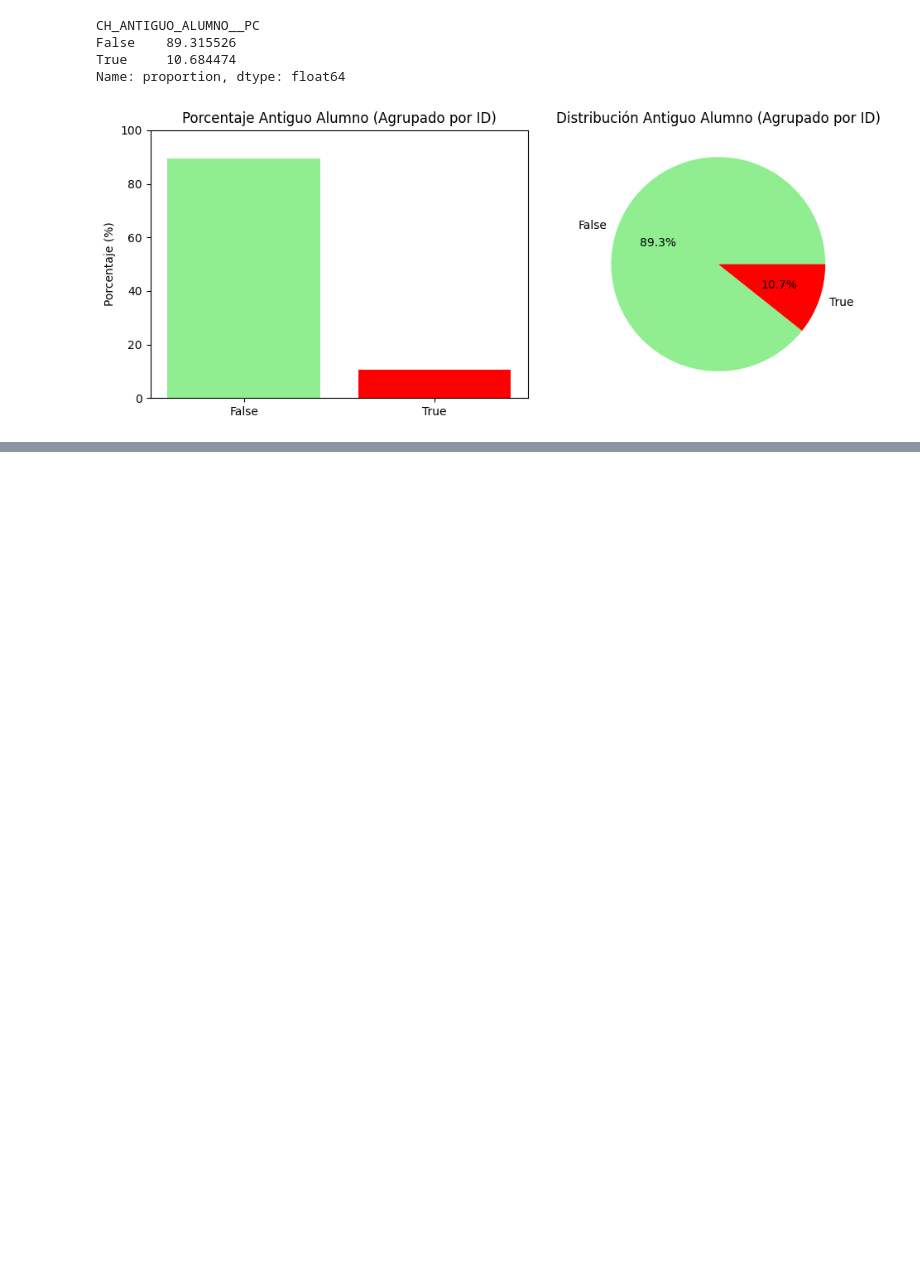
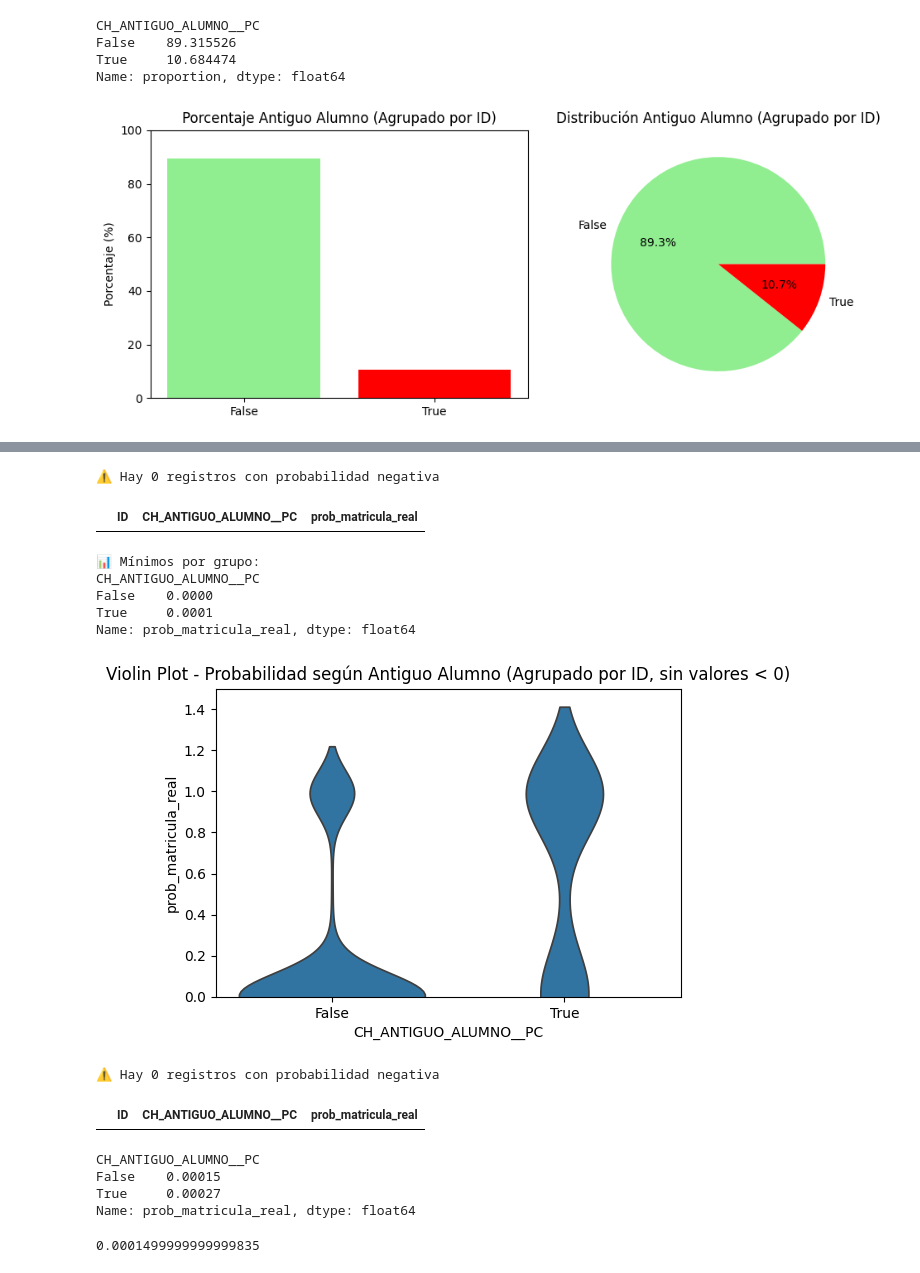
Before and after one commit to MiguelHernandezCorral/UNAV, a Jupyter notebook: notebooks/Correcciones de Comprobando datos - Mario datos de ID.ipynb, the cells around one changed output, grey strips where cells are left out. Drawn from its saved outputs; the diff is of its cells as text; code cells hidden in the pictures; blank space fills up the shorter version.

```diff
--- a/notebooks/Correcciones de Comprobando datos - Mario datos de ID.ipynb
+++ b/notebooks/Correcciones de Comprobando datos - Mario datos de ID.ipynb
@@ -241,0 +296,74 @@ Name: proportion, dtype: float64
+# %%
+import pandas as pd
+import seaborn as sns
+import matplotlib.pyplot as plt
+
+# 1. Agrupar por ID y calcular la probabilidad media por alumno
+df_master_agrupado = (
+    df_master
+    .groupby("ID", as_index=False)
+    .agg({
+        "CH_ANTIGUO_ALUMNO__PC": "first",   # asumimos que no cambia por alumno
+        "prob_matricula_real": "mean"       # media de probabilidad por alumno
+    })
+)
+
+# 2. Asegurar que la columna es numérica
+df_master_agrupado["prob_matricula_real"] = pd.to_numeric(
+    df_master_agrupado["prob_matricula_real"], errors="coerce"
+)
+
+# 3. Detectar negativos
+negativas = df_master_agrupado[df_master_agrupado["prob_matricula_real"] < 0]
+print(f"⚠ Hay {len(negativas)} registros con probabilidad negativa")
+display(negativas)
+
+# 4. Mínimos por grupo
+print("\n📊 Mínimos por grupo:")
+print(df_master_agrupado.groupby("CH_ANTIGUO_ALUMNO__PC")["prob_matricula_real"].min())
+
+# 5. Violin plot ajustado (sin puntos y recortado a partir de 0)
+plt.figure(figsize=(6,4))
+sns.violinplot(
+    x="CH_ANTIGUO_ALUMNO__PC",
+    y="prob_matricula_real",
+    data=df_master_agrupado,
+    inner=None
+)
+plt.ylim(0, 1.5)  # Limitar eje Y de 0 a 1
+plt.title("Violin Plot - Probabilidad según Antiguo Alumno (Agrupado por ID, sin valores < 0)")
+plt.show()
+# %% [output]
+⚠ Hay 0 registros con probabilidad negativa
+|  | ID | CH_ANTIGUO_ALUMNO__PC | prob_matricula_real |
+📊 Mínimos por grupo:
+CH_ANTIGUO_ALUMNO__PC
+False    0.0000
+True     0.0001
+Name: prob_matricula_real, dtype: float64
+[figure, added]
+# %%
+import pandas as pd
+
+# Asegurar que la columna es numérica
+df_master_agrupado["prob_matricula_real"] = pd.to_numeric(df_master_agrupado["prob_matricula_real"], errors="coerce")
+
+# Detectar negativos
+negativas = df_master_agrupado[df_master_agrupado["prob_matricula_real"] < 0]
+
+print(f"⚠ Hay {len(negativas)} registros con probabilidad negativa")
+display(negativas)
+# %% [output]
+⚠ Hay 0 registros con probabilidad negativa
+|  | ID | CH_ANTIGUO_ALUMNO__PC | prob_matricula_real |
+# %%
+print(df_master_agrupado.groupby("CH_ANTIGUO_ALUMNO__PC")["prob_matricula_real"].min())
+# %% [output]
+CH_ANTIGUO_ALUMNO__PC
+False    0.00015
+True     0.00027
+Name: prob_matricula_real, dtype: float64
+# %%
+print(df_master_agrupado["prob_matricula_real"].min())
+# %% [output]
+0.0001499999999999835
```
Also changed, not shown: parts of 18 cells of this notebook.
